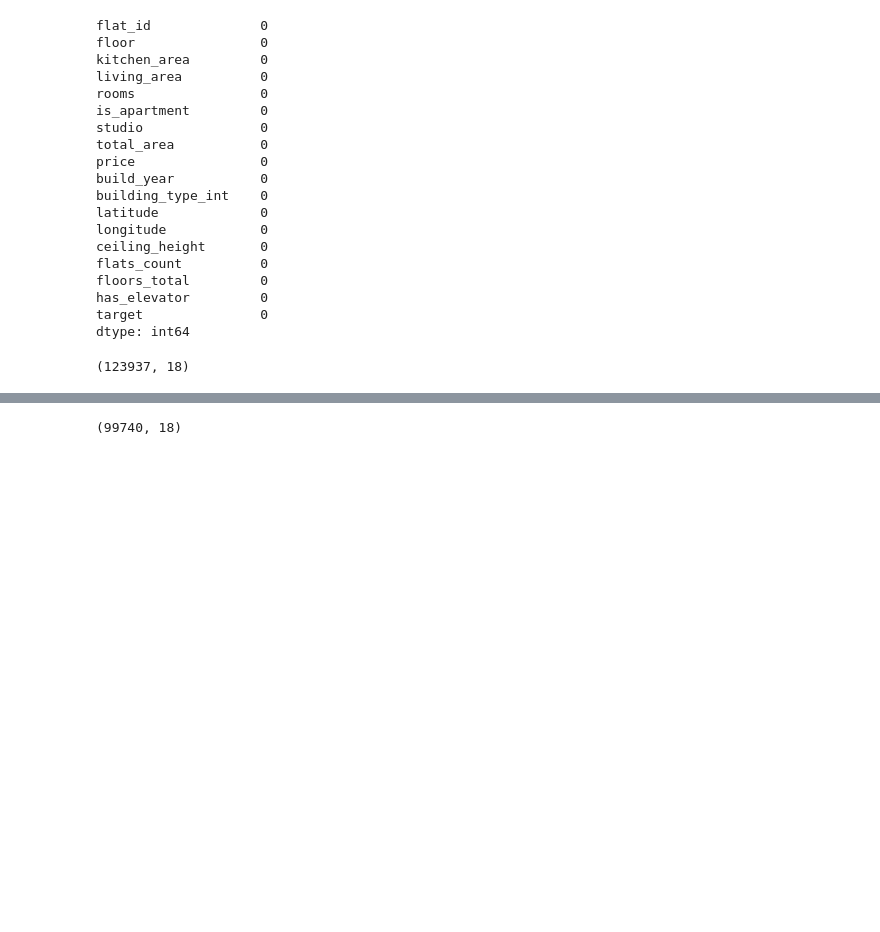
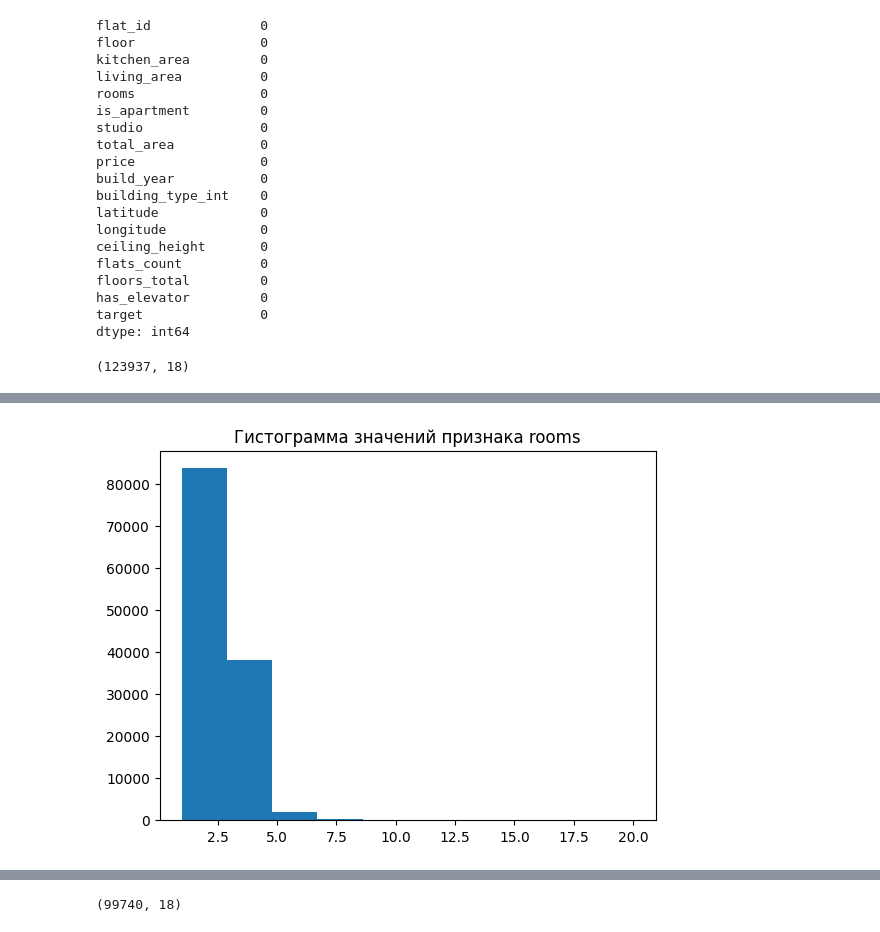
Before and after one commit to ibnkir/mle-project-sprint-1, a Jupyter notebook: notebooks/preproc_and_eda.ipynb, the cells around one changed output, grey strips where cells are left out. Cells and saved outputs as stored; diff of their text form; code cells hidden in the pictures; blank space fills up the shorter version.

```diff
--- a/notebooks/preproc_and_eda.ipynb
+++ b/notebooks/preproc_and_eda.ipynb
@@ -206,0 +234,6 @@ data_4.shape
+# %%
+plt.hist(data_4['rooms'])
+plt.title('Гистограмма значений признака rooms')
+plt.show()
+# %% [output]
+[figure, added]
```
Also changed, not shown: parts of 28 cells of this notebook, 5 other files.
